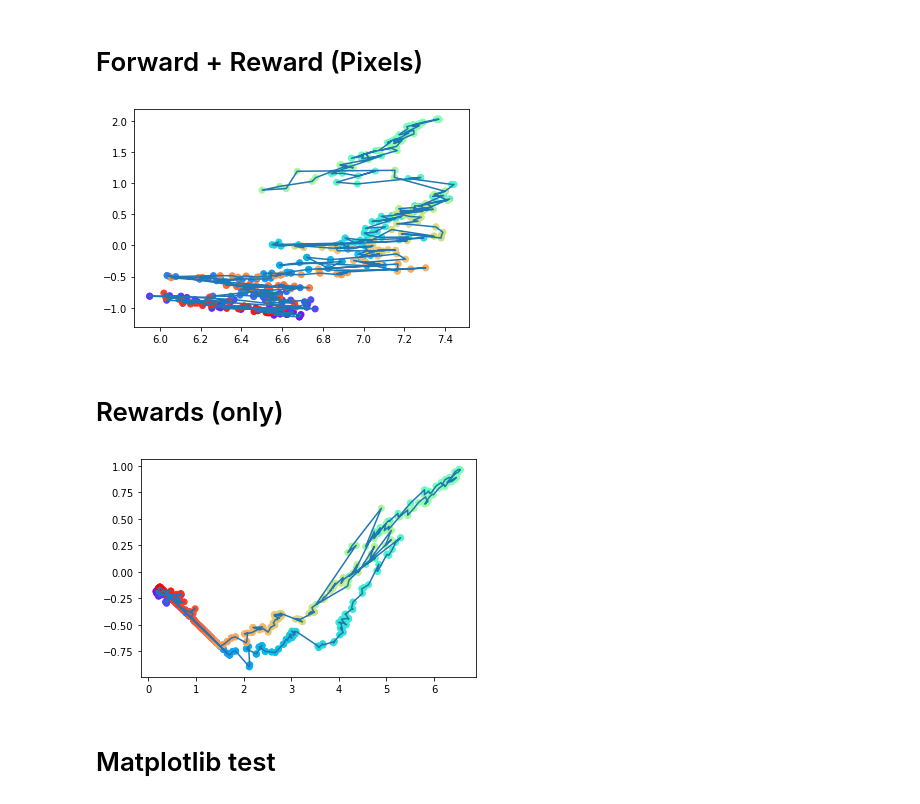
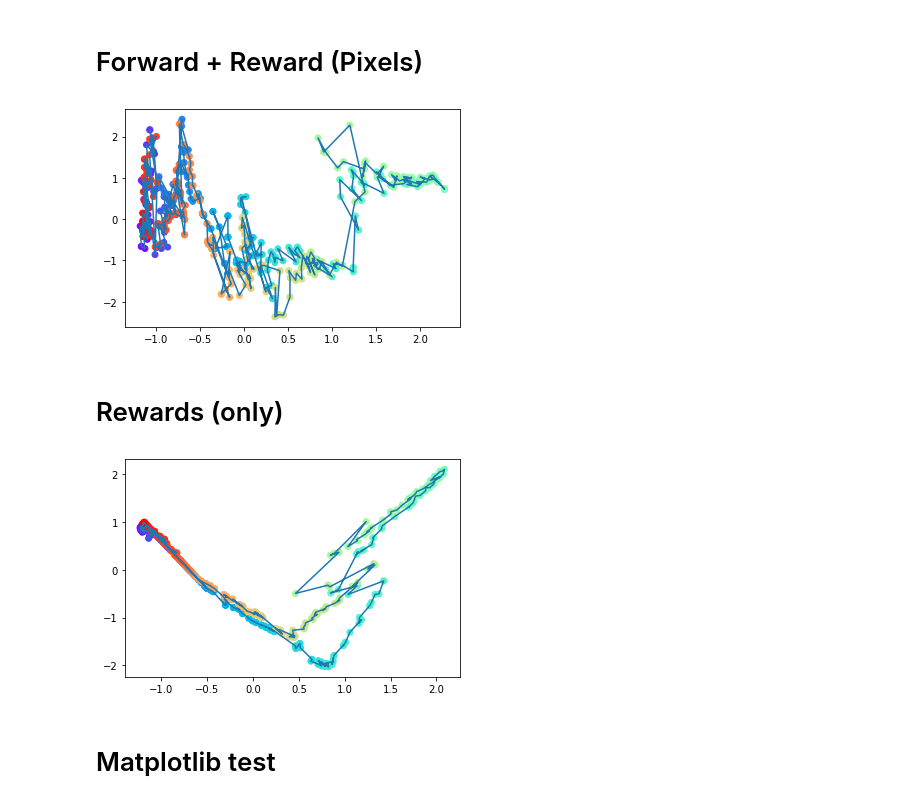
Before and after one commit to holdenlee/LinearizingStateRepresentation, a Jupyter notebook: Test3-analysis.ipynb, the cells around one changed output. Drawn from its saved outputs; the diff is of its cells as text; code cells hidden in the pictures.

```diff
--- a/Test3-analysis.ipynb
+++ b/Test3-analysis.ipynb
@@ -53,29 +62,29 @@ for i,ang in enumerate(np.linspace(0,2*np.pi,n_samps)): # go through the angles
     #print(obs)
     with torch.no_grad():
         X[i,:] = net_fwd_rew.encoder.forward(torch.from_numpy(np.expand_dims(obs,0)).float())
-utils.visualize_trajectory(X)
+xhat = utils.visualize_trajectory_aligned(X)
 # %% [output]
-[figure, old version]
+[figure, new version]
 # %% [markdown]
 # Rewards (only)
 # %%
 # what follows is code to visualize the representations
 
 net_rew = torch.load(save_dir+"/rew.net")
 
 d = 5 # must match the final entry in layers
 n_samps = 500
 #env = ew.TorchEncoderWrapper(env,net.encoder,np.eye(d))
 X = np.empty((n_samps,d))
 for i,ang in enumerate(np.linspace(0,2*np.pi,n_samps)): # go through the angles from 0 to 2pi
     #print(env.reset(state=[ang,0]))
     obs=env.reset(state=[ang,0])
     #print(obs)
     with torch.no_grad():
         X[i,:] = net_rew.encoder.forward(torch.from_numpy(np.expand_dims(obs,0)).float())
-utils.visualize_trajectory(X)
+xhat = utils.visualize_trajectory_aligned(X)
 # %% [output]
-[figure, old version]
+[figure, new version]
 # %% [markdown]
 # Matplotlib test
 # %%
```
Also changed, not shown: parts of 4 cells of this notebook, 3 other files.
